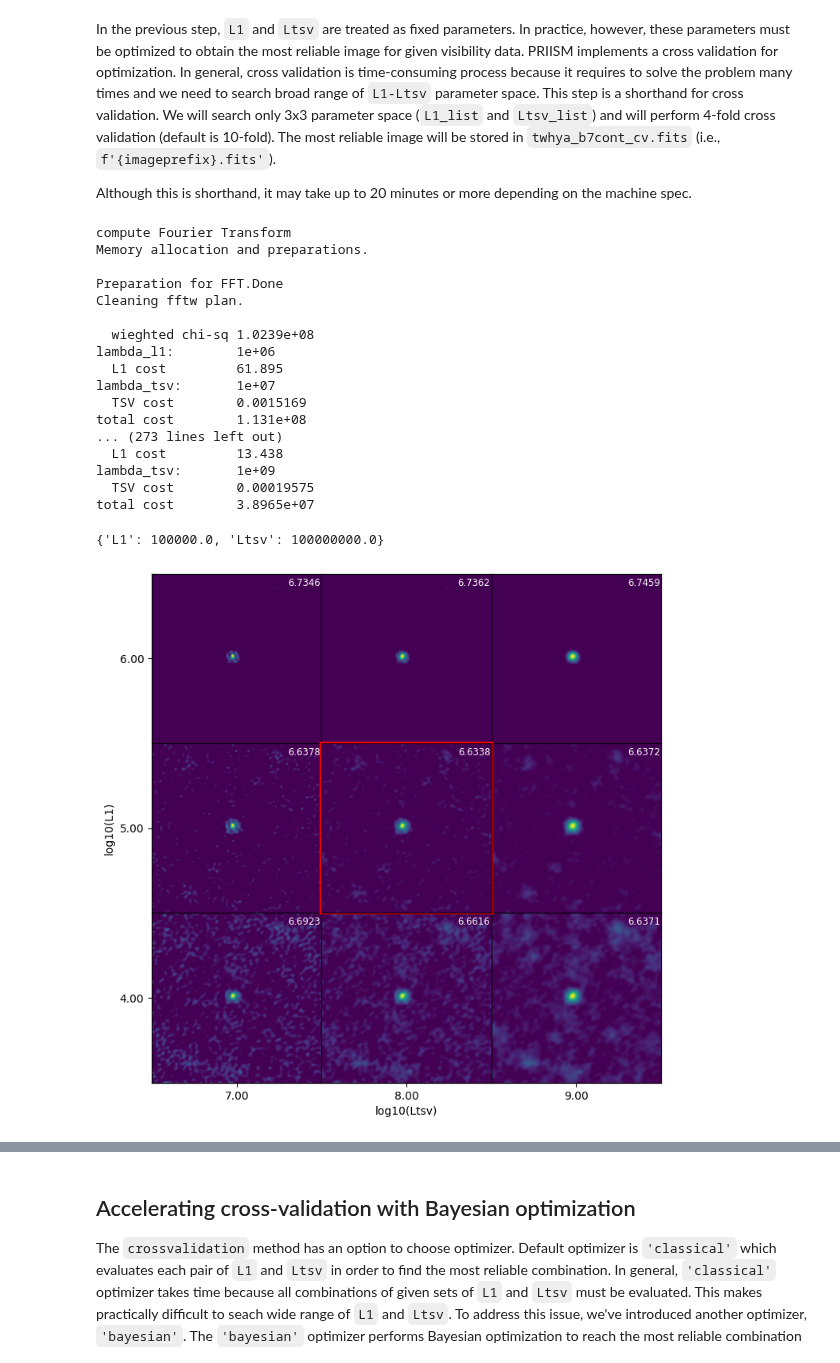
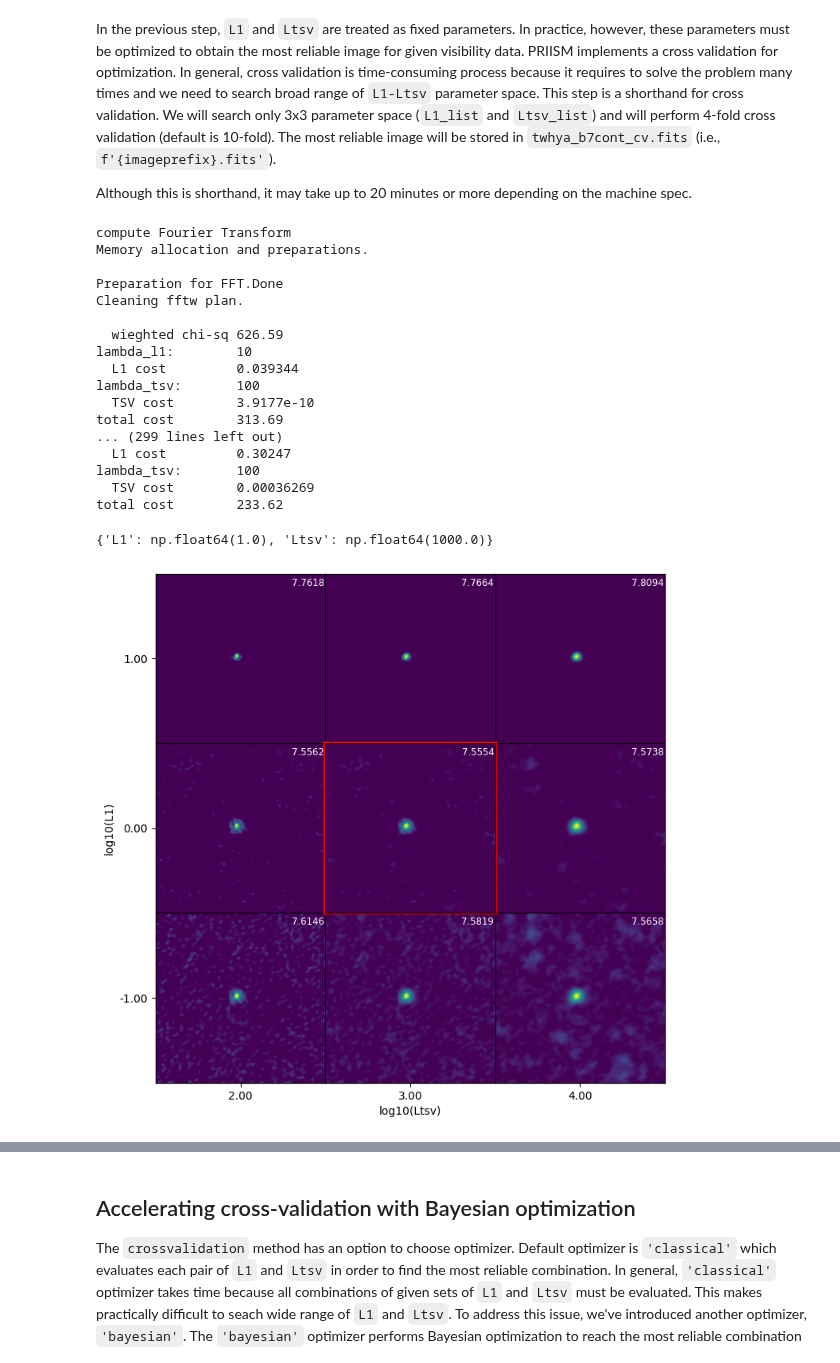
Before and after one commit to tnakazato/priism, a Jupyter notebook: tutorial_twhya.ipynb, the cells around one changed output, grey strips where cells are left out. Drawn from its saved outputs; the diff is of its cells as text; code cells hidden in the pictures.

```diff
--- a/tutorial_twhya.ipynb
+++ b/tutorial_twhya.ipynb
@@ -139,32 +139,32 @@ Although this is shorthand, it may take up to 20 minutes or more depending on th
 # %%
 %%timeit -n 1 -r 1
 %%capture --no-display capture_cv
 
-L1_list = [1e4, 1e5, 1e6]
-Ltsv_list = [1e7, 1e8, 1e9]
+L1_list = [1e-1, 1e0, 1e1]
+Ltsv_list = [1e2, 1e3, 1e4]
 num_fold = 4
 
 worker.crossvalidation(L1_list, Ltsv_list, num_fold=num_fold,
                        imageprefix='twhya_b7cont_cv', imagepolicy='full',
                        summarize=True, figfile='cvresult.png',
                        datafile='cvresult.dat', maxiter=1000, resultasinitialimage=True, scalehyperparam=False)
 # %% [output]
 compute Fourier Transform
 Memory allocation and preparations.
 
 Preparation for FFT.Done
 Cleaning fftw plan.
 
-  wieghted chi-sq 1.0239e+08
-lambda_l1:        1e+06
-  L1 cost         61.895
-lambda_tsv:       1e+07
-  TSV cost        0.0015169
-total cost        1.131e+08
-... (273 lines left out)
-  L1 cost         13.438
-lambda_tsv:       1e+09
-  TSV cost        0.00019575
-total cost        3.8965e+07
+  wieghted chi-sq 626.59
+lambda_l1:        10
+  L1 cost         0.039344
+lambda_tsv:       100
+  TSV cost        3.9177e-10
+total cost        313.69
+... (299 lines left out)
+  L1 cost         0.30247
+lambda_tsv:       100
+  TSV cost        0.00036269
+total cost        233.62
-{'L1': 100000.0, 'Ltsv': 100000000.0}
+{'L1': np.float64(1.0), 'Ltsv': np.float64(1000.0)}
-[figure, old version]
+[figure, new version]
```
Also changed, not shown: parts of 9 cells of this notebook.
